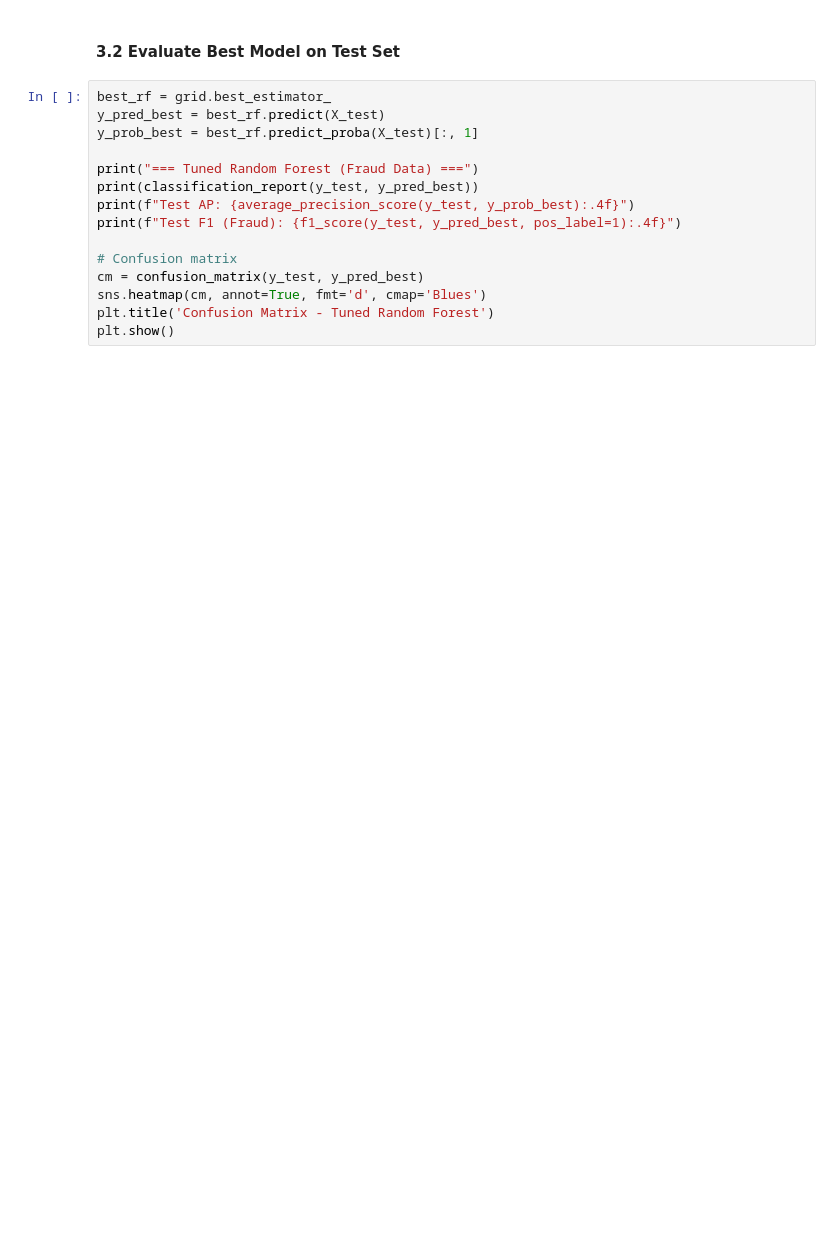
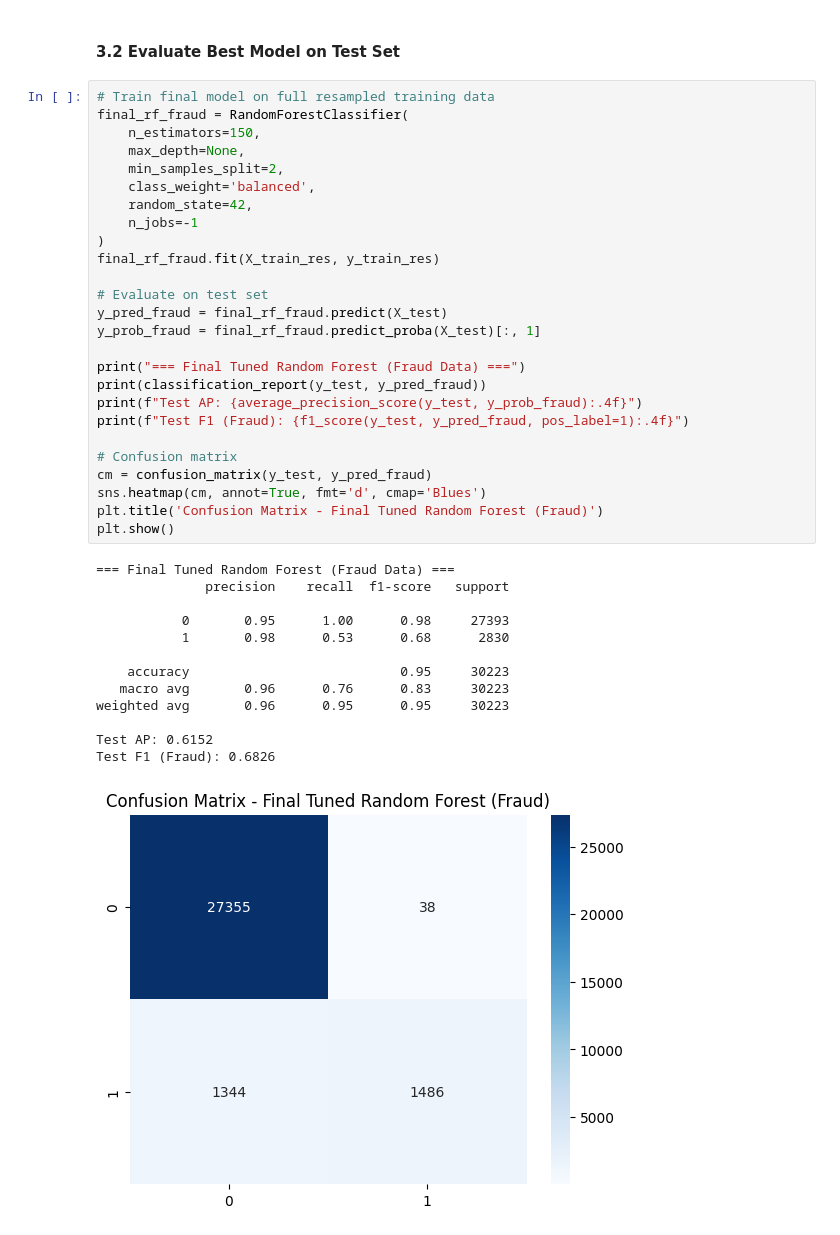
Before and after one commit to HermonaDev/fraud-detection, a Jupyter notebook: notebooks/modeling.ipynb, the cells around one changed output. Drawn from its saved outputs; the diff is of its cells as text; blank space fills up the shorter version.

Commit message:
feat: complete Task 2 – hyperparameter tuning, model selection, saved models

```diff
--- a/notebooks/modeling.ipynb
+++ b/notebooks/modeling.ipynb
@@ -344,18 +355,43 @@ Fitting 5 folds for each of 24 candidates, totalling 120 fits
 # %% [markdown]
 #### 3.2 Evaluate Best Model on Test Set
-# %%
-best_rf = grid.best_estimator_
-y_pred_best = best_rf.predict(X_test)
-y_prob_best = best_rf.predict_proba(X_test)[:, 1]
-
-print("=== Tuned Random Forest (Fraud Data) ===")
-print(classification_report(y_test, y_pred_best))
-print(f"Test AP: {average_precision_score(y_test, y_prob_best):.4f}")
-print(f"Test F1 (Fraud): {f1_score(y_test, y_pred_best, pos_label=1):.4f}")
-
-# Confusion matrix
-cm = confusion_matrix(y_test, y_pred_best)
-sns.heatmap(cm, annot=True, fmt='d', cmap='Blues')
-plt.title('Confusion Matrix - Tuned Random Forest')
-plt.show()
+# %%
+# Train final model on full resampled training data
+final_rf_fraud = RandomForestClassifier(
+    n_estimators=150,
+    max_depth=None,
+    min_samples_split=2,
+    class_weight='balanced',
+    random_state=42,
+    n_jobs=-1
+)
+final_rf_fraud.fit(X_train_res, y_train_res)
+
+# Evaluate on test set
+y_pred_fraud = final_rf_fraud.predict(X_test)
+y_prob_fraud = final_rf_fraud.predict_proba(X_test)[:, 1]
+
+print("=== Final Tuned Random Forest (Fraud Data) ===")
+print(classification_report(y_test, y_pred_fraud))
+print(f"Test AP: {average_precision_score(y_test, y_prob_fraud):.4f}")
+print(f"Test F1 (Fraud): {f1_score(y_test, y_pred_fraud, pos_label=1):.4f}")
+
+# Confusion matrix
+cm = confusion_matrix(y_test, y_pred_fraud)
+sns.heatmap(cm, annot=True, fmt='d', cmap='Blues')
+plt.title('Confusion Matrix - Final Tuned Random Forest (Fraud)')
+plt.show()
+# %% [output]
+=== Final Tuned Random Forest (Fraud Data) ===
+              precision    recall  f1-score   support
+
+           0       0.95      1.00      0.98     27393
+           1       0.98      0.53      0.68      2830
+
+    accuracy                           0.95     30223
+   macro avg       0.96      0.76      0.83     30223
+weighted avg       0.96      0.95      0.95     30223
+
+Test AP: 0.6152
+Test F1 (Fraud): 0.6826
+[figure, added]
 # %% [markdown]
```
Also changed, not shown: parts of 7 cells of this notebook.
